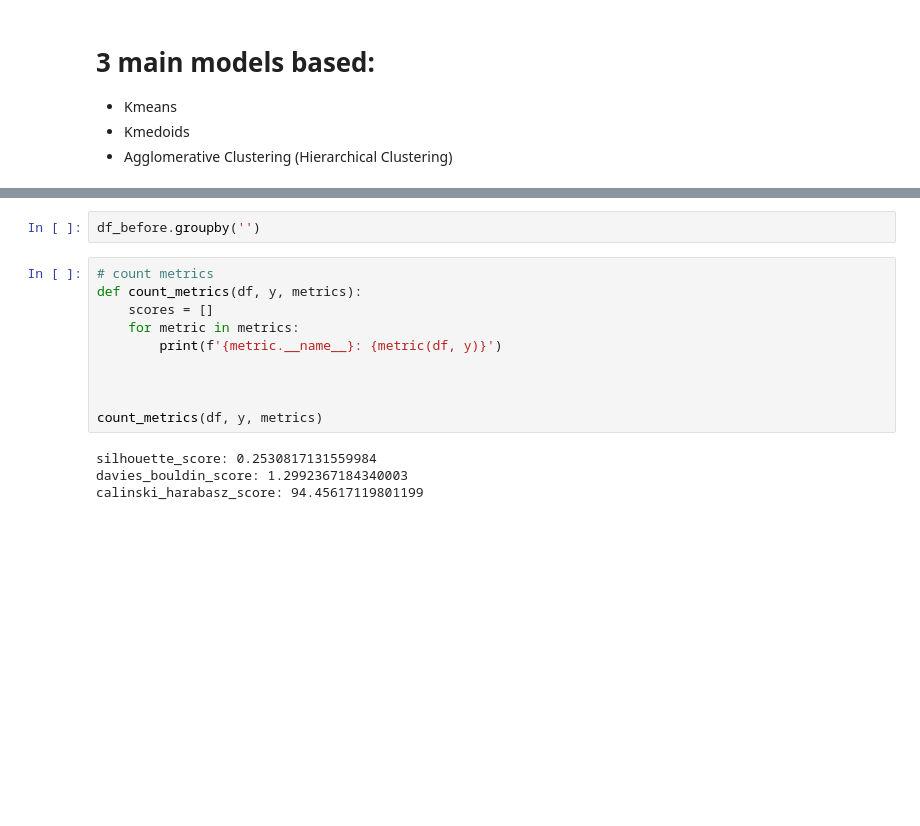
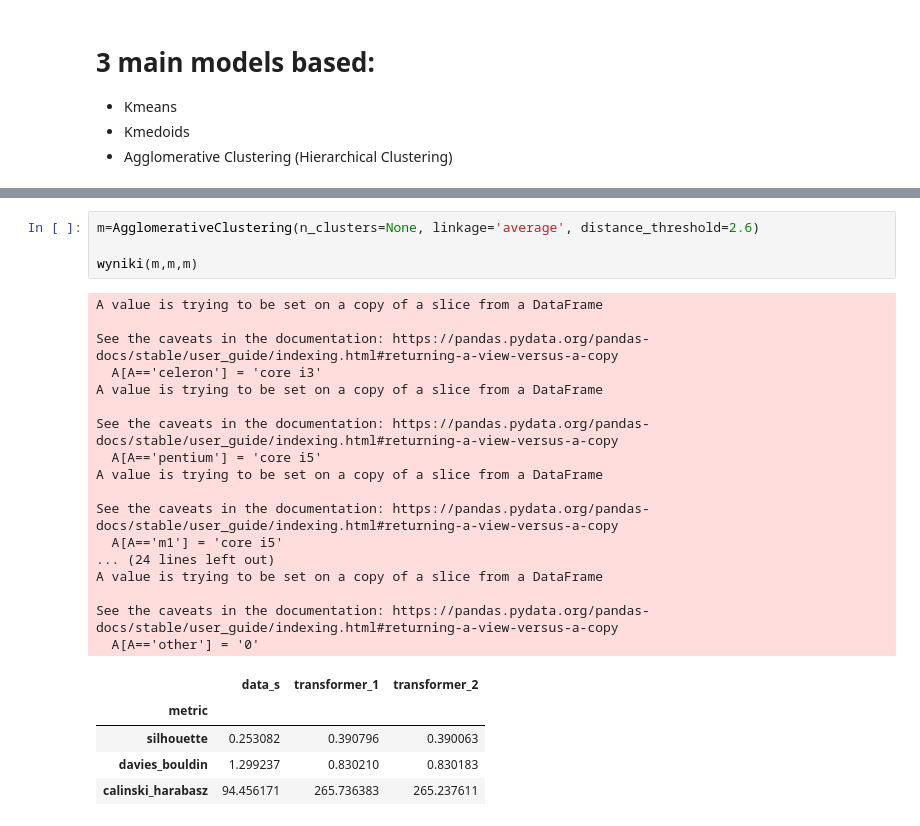
Before and after one commit to fantasy2fry/brand-laptops-clustering-ml, a Jupyter notebook: src/clustering/Norbert.ipynb, the cells around one changed output, grey strips where cells are left out. Saved outputs shown, nothing was run; the diff lists cells and outputs as text; blank space fills up the shorter version.

```diff
--- a/src/clustering/Norbert.ipynb
+++ b/src/clustering/Norbert.ipynb
@@ -93,19 +358,30 @@ cluster  processor_brand
 4        intel              314
          amd                  1
 Name: count, dtype: int64
-# %%
-df_before.groupby('')
-# %%
-# count metrics
-def count_metrics(df, y, metrics):
-    scores = []
-    for metric in metrics:
-        print(f'{metric.__name__}: {metric(df, y)}')
-
-
-
-count_metrics(df, y, metrics)
-# %% [output]
-silhouette_score: 0.2530817131559984
-davies_bouldin_score: 1.2992367184340003
-calinski_harabasz_score: 94.45617119801199
+# %%
+m=AgglomerativeClustering(n_clusters=None, linkage='average', distance_threshold=2.6)
+
+wyniki(m,m,m)
+# %% [output]
+A value is trying to be set on a copy of a slice from a DataFrame
+
+See the caveats in the documentation: https://pandas.pydata.org/pandas-docs/stable/user_guide/indexing.html#returning-a-view-versus-a-copy
+  A[A=='celeron'] = 'core i3'
+A value is trying to be set on a copy of a slice from a DataFrame
+
+See the caveats in the documentation: https://pandas.pydata.org/pandas-docs/stable/user_guide/indexing.html#returning-a-view-versus-a-copy
+  A[A=='pentium'] = 'core i5'
+A value is trying to be set on a copy of a slice from a DataFrame
+
+See the caveats in the documentation: https://pandas.pydata.org/pandas-docs/stable/user_guide/indexing.html#returning-a-view-versus-a-copy
+  A[A=='m1'] = 'core i5'
+... (24 lines left out)
+A value is trying to be set on a copy of a slice from a DataFrame
+
+See the caveats in the documentation: https://pandas.pydata.org/pandas-docs/stable/user_guide/indexing.html#returning-a-view-versus-a-copy
+  A[A=='other'] = '0'
+|  | data_s | transformer_1 | transformer_2 |
+| metric |  |  |  |
+| silhouette | 0.253082 | 0.390796 | 0.390063 |
+| davies_bouldin | 1.299237 | 0.830210 | 0.830183 |
+| calinski_harabasz | 94.456171 | 265.736383 | 265.237611 |
```
Also changed, not shown: parts of 16 cells of this notebook.
